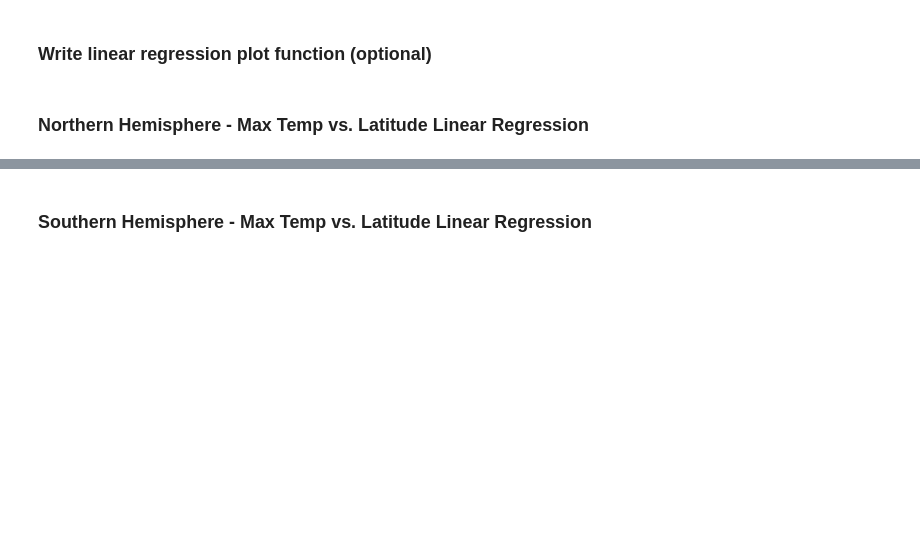
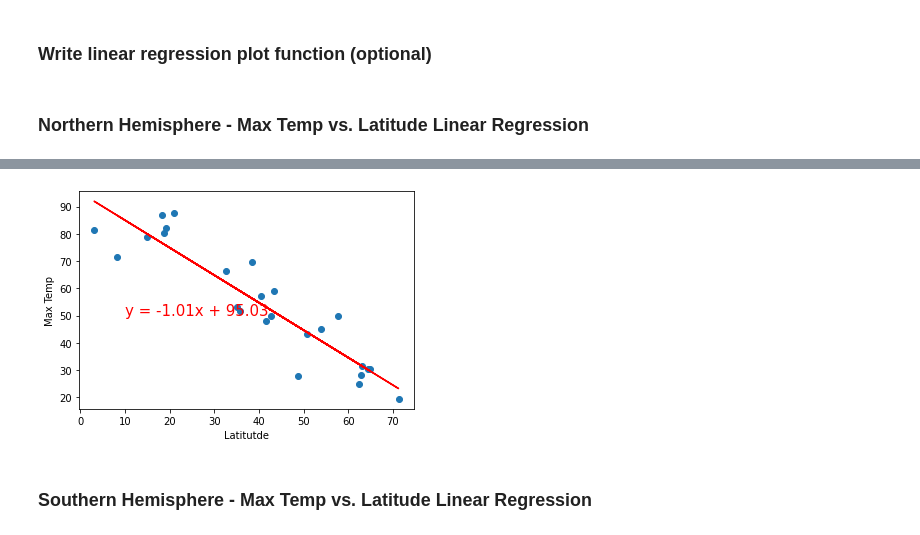
Before and after one commit to MersedehSP/Python_API_Challenge, a Jupyter notebook: starter_code/WeatherPy2.ipynb, the cells around one changed output, grey strips where cells are left out. Cells and saved outputs as stored; diff of their text form; code cells hidden in the pictures; blank space fills up the shorter version.

```diff
--- a/starter_code/WeatherPy2.ipynb
+++ b/starter_code/WeatherPy2.ipynb
@@ -248,18 +266,22 @@ plt.show()
 # %%
 #make a regin with lat (0,80)
 #Correlating the
-nh_mt = corrected_data_df([corrected_data_df["Lat"] >=0,corrected_data_df["Lat"] =< 80 ])
+nh_mt = corrected_data_df[corrected_data_df["Lat"] >=0]
 nh_mt
+def linear_regression(x,y,y_label,coordinates):
 
-#(slope, intercept, rvalue, pvalue, stderr) = linregress(infected_values, flights_values)
-#regress_values = NHvalues* slope + intercept
-#line_eq = "y = " + str(round(slope,2)) + "x + " + str(round(intercept,2))
-#plt.scatter(,)
+    (slope, intercept, rvalue, pvalue, stderr) = linregress(x, y)
+    regress_values = x * slope + intercept
+    line_eq = "y = " + str(round(slope,2)) + "x + " + str(round(intercept,2))
+    plt.scatter(x,y)
+    plt.plot(x,regress_values,"r-")
+    plt.annotate(line_eq,coordinates,fontsize=15,color="red")
+    print(f"cthe r-value is : {rvalue**2}")
+    plt.xlabel('Latitutde')
+    plt.ylabel(y_label)
+    plt.show()
 
-
-#plt.plot(NHvalues,regress_values,"r-")
-#plt.annotate(line_eq,(200000,2500),fontsize=15,color="red")
-#plt.xlabel('')
-#plt.ylabel('')
-#plt.show()
+x= nh_mt["Lat"]
+y= nh_mt["Max Temp"]
+linear_regression(x,y,"Max Temp",(10,50))
 # %% [output]
@@ -267,2 +289,3 @@ SyntaxError: invalid syntax (<ipython-input-67-69b408c58c50>, line 3)
+[figure, added]
 # %% [markdown]
 ###  Southern Hemisphere - Max Temp vs. Latitude Linear Regression
```
Also changed, not shown: parts of 18 cells of this notebook, 8 other files.
